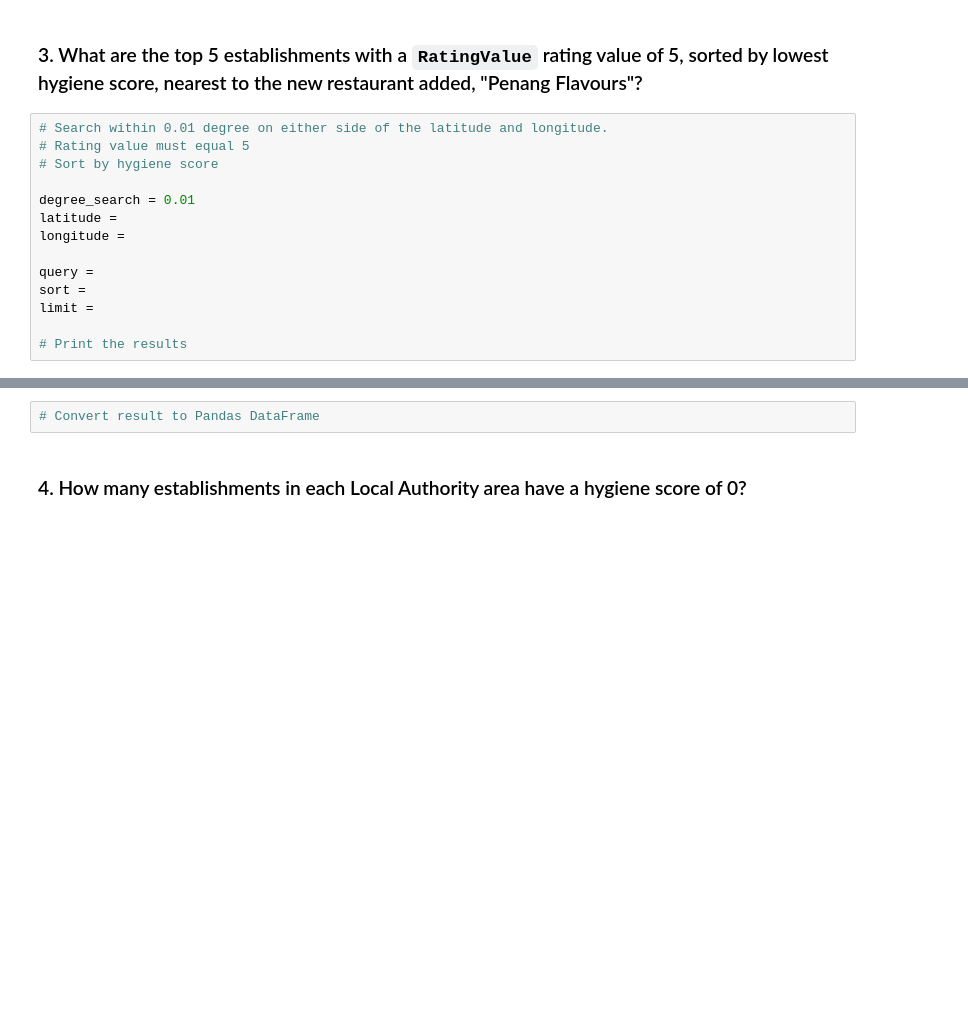
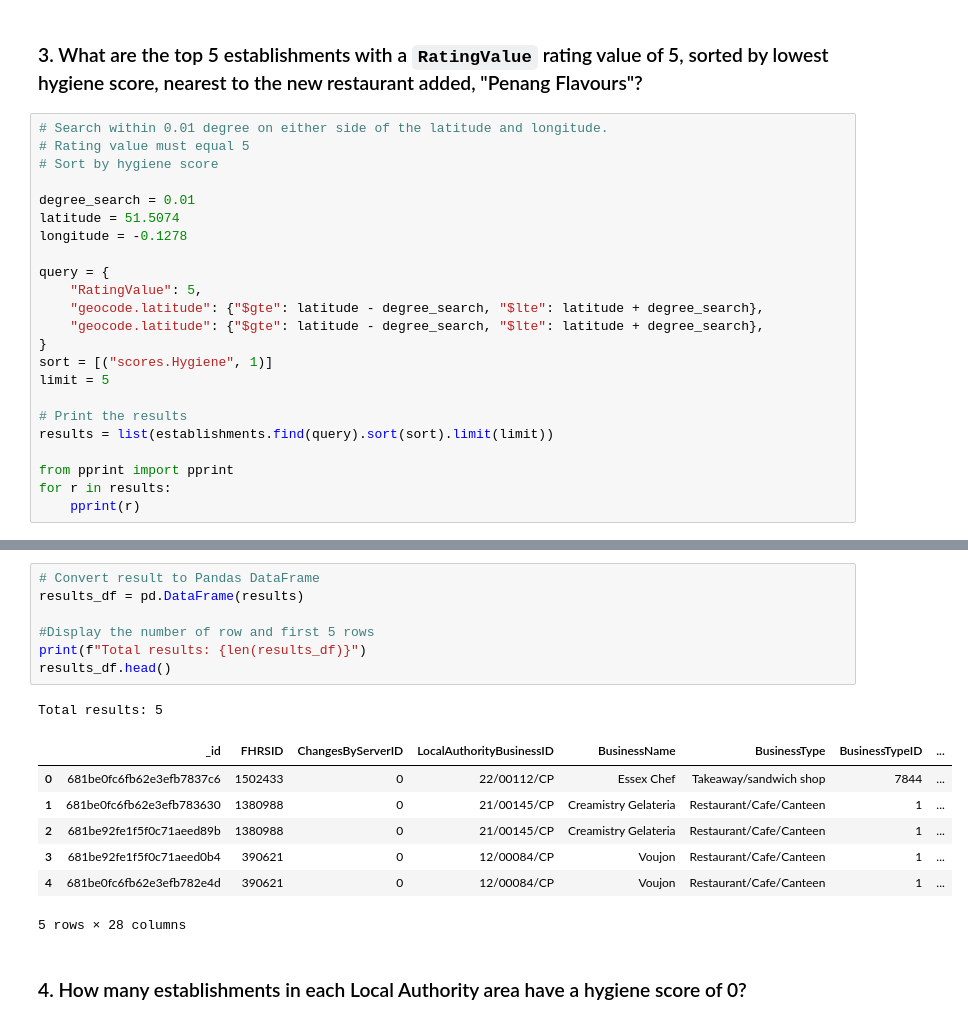
Before and after one commit to RacheMorris16k/nosql-challenge, a Jupyter notebook: NoSQL_analysis_starter.ipynb, the cells around one changed output, grey strips where cells are left out. Cells and saved outputs as stored; diff of their text form; blank space fills up the shorter version.

```diff
--- a/NoSQL_analysis_starter.ipynb
+++ b/NoSQL_analysis_starter.ipynb
@@ -145,11 +145,20 @@ Number of rows: 66
 # Sort by hygiene score
 
 degree_search = 0.01
-latitude =
-longitude =
+latitude = 51.5074
+longitude = -0.1278
 
-query =
-sort =
-limit =
+query = {
+    "RatingValue": 5,
+    "geocode.latitude": {"$gte": latitude - degree_search, "$lte": latitude + degree_search},
+    "geocode.latitude": {"$gte": latitude - degree_search, "$lte": latitude + degree_search},
+}
+sort = [("scores.Hygiene", 1)]
+limit = 5
 
 # Print the results
+results = list(establishments.find(query).sort(sort).limit(limit))
+
+from pprint import pprint
+for r in results:
+    pprint(r)
@@ -156,5 +183,19 @@ limit =
 # %%
 # Convert result to Pandas DataFrame
+results_df = pd.DataFrame(results)
+
+#Display the number of row and first 5 rows
+print(f"Total results: {len(results_df)}")
+results_df.head()
+# %% [output]
+Total results: 5
+|  | _id | FHRSID | ChangesByServerID | LocalAuthorityBusinessID | BusinessName | BusinessType | BusinessTypeID | ... |
+| 0 | 681be0fc6fb62e3efb7837c6 | 1502433 | 0 | 22/00112/CP | Essex Chef | Takeaway/sandwich shop | 7844 | ... |
+| 1 | 681be0fc6fb62e3efb783630 | 1380988 | 0 | 21/00145/CP | Creamistry Gelateria | Restaurant/Cafe/Canteen | 1 | ... |
+| 2 | 681be92fe1f5f0c71aeed89b | 1380988 | 0 | 21/00145/CP | Creamistry Gelateria | Restaurant/Cafe/Canteen | 1 | ... |
+| 3 | 681be92fe1f5f0c71aeed0b4 | 390621 | 0 | 12/00084/CP | Voujon | Restaurant/Cafe/Canteen | 1 | ... |
+| 4 | 681be0fc6fb62e3efb782e4d | 390621 | 0 | 12/00084/CP | Voujon | Restaurant/Cafe/Canteen | 1 | ... |
+5 rows × 28 columns
 # %% [markdown]
 ### 4. How many establishments in each Local Authority area have a hygiene score of 0?
 # %%
```
Also changed, not shown: parts of 3 cells of this notebook.
